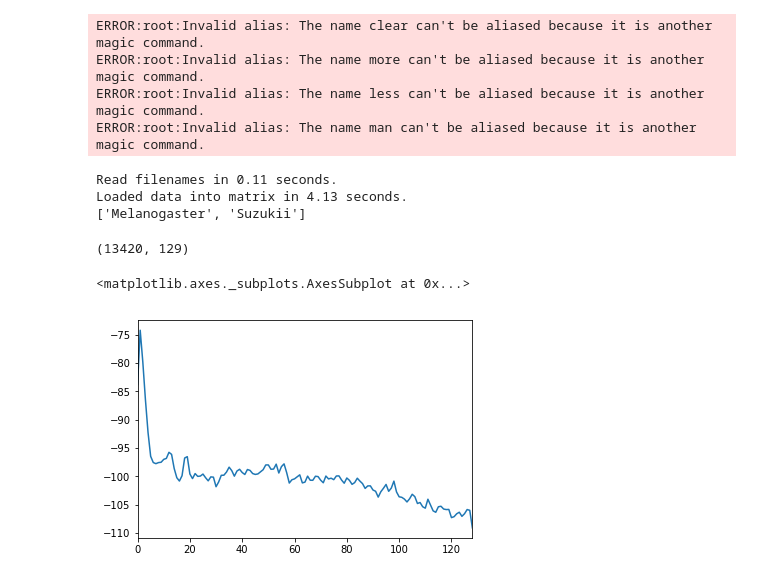
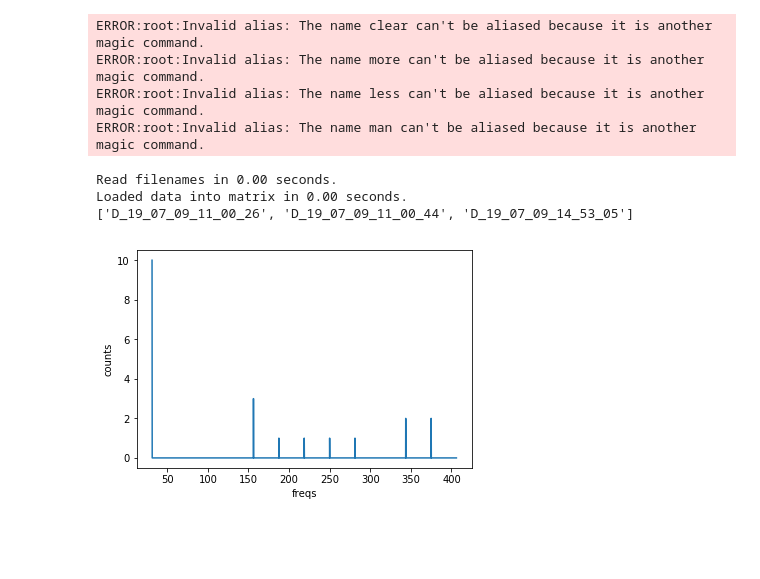
Before and after one commit to kalfasyan/wingbeat_frequencies, a Jupyter notebook: Analyzing_SDcard_data.ipynb, the cells around one changed output. Saved outputs shown, nothing was run; the diff lists cells and outputs as text; code cells hidden in the pictures; blank space fills up the shorter version.

```diff
--- a/Analyzing_SDcard_data.ipynb
+++ b/Analyzing_SDcard_data.ipynb
@@ -12,16 +12,18 @@ ERROR:root:Invalid alias: The name more can't be aliased because it is another m
 ERROR:root:Invalid alias: The name less can't be aliased because it is another magic command.
 ERROR:root:Invalid alias: The name man can't be aliased because it is another magic command.
 # %%
-dataset = Dataset('thomas')#C. pomonella')#D. suzukii')
-dataset.read(setting='psd_dB', nr_data='all')
+dataset = Dataset('with_lamp')#C. pomonella')#D. suzukii')
+dataset.read(data='all')
 print(dataset.target_classes)
 # %% [output]
-Read filenames in 0.11 seconds.
-Loaded data into matrix in 4.13 seconds.
-['Melanogaster', 'Suzukii']
+Read filenames in 0.00 seconds.
+Loaded data into matrix in 0.00 seconds.
+['D_19_07_09_11_00_26', 'D_19_07_09_11_00_44', 'D_19_07_09_14_53_05']
 # %%
-dataset.select_class('Suzukii')
-# dataset.get_frequency_peaks()
+#dataset.select_class('Suzukii')
+dataset.get_frequency_peaks()
+# %% [output]
+[figure, added]
 # %%
 # sig = dataset.X.values[np.random.randint(0,321),:]
 # # sig = butter_bandpass_filter(sig, L_CUTOFF, H_CUTOFF, F_S, B_ORDER)
@@ -34,16 +36,6 @@ dataset.select_class('Suzukii')
 # # plt.plot(peaks, sigt[peaks], 'x')
 # print("###############")
 # pd.Series(sigt).diff().std()
-# %%
-tmp = dataset.X[dataset.X.apply(lambda x: x.diff().std(), axis=1) < 3.]
-tmp.shape
-# %% [output]
-(13420, 129)
-# %%
-tmp.iloc[np.random.randint(0,100),:].plot()
-# %% [output]
-<matplotlib.axes._subplots.AxesSubplot at 0x...>
-[figure, removed]
 # %%
 dataset.get_sensor_features(temp_humd=True, hist_temp=True, hist_humd=True)
 # %% [output]
```
Also changed, not shown: parts of 11 cells of this notebook.
